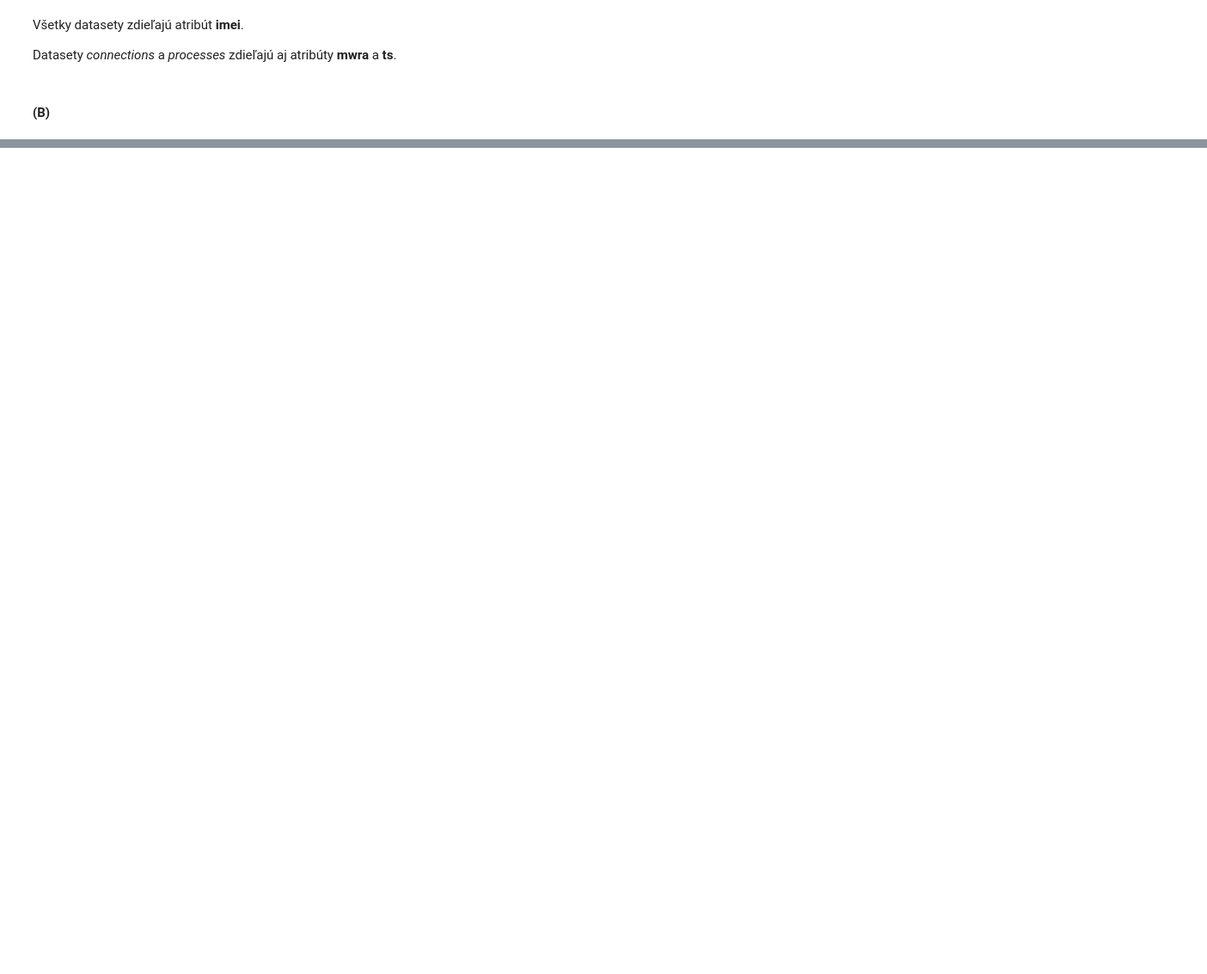
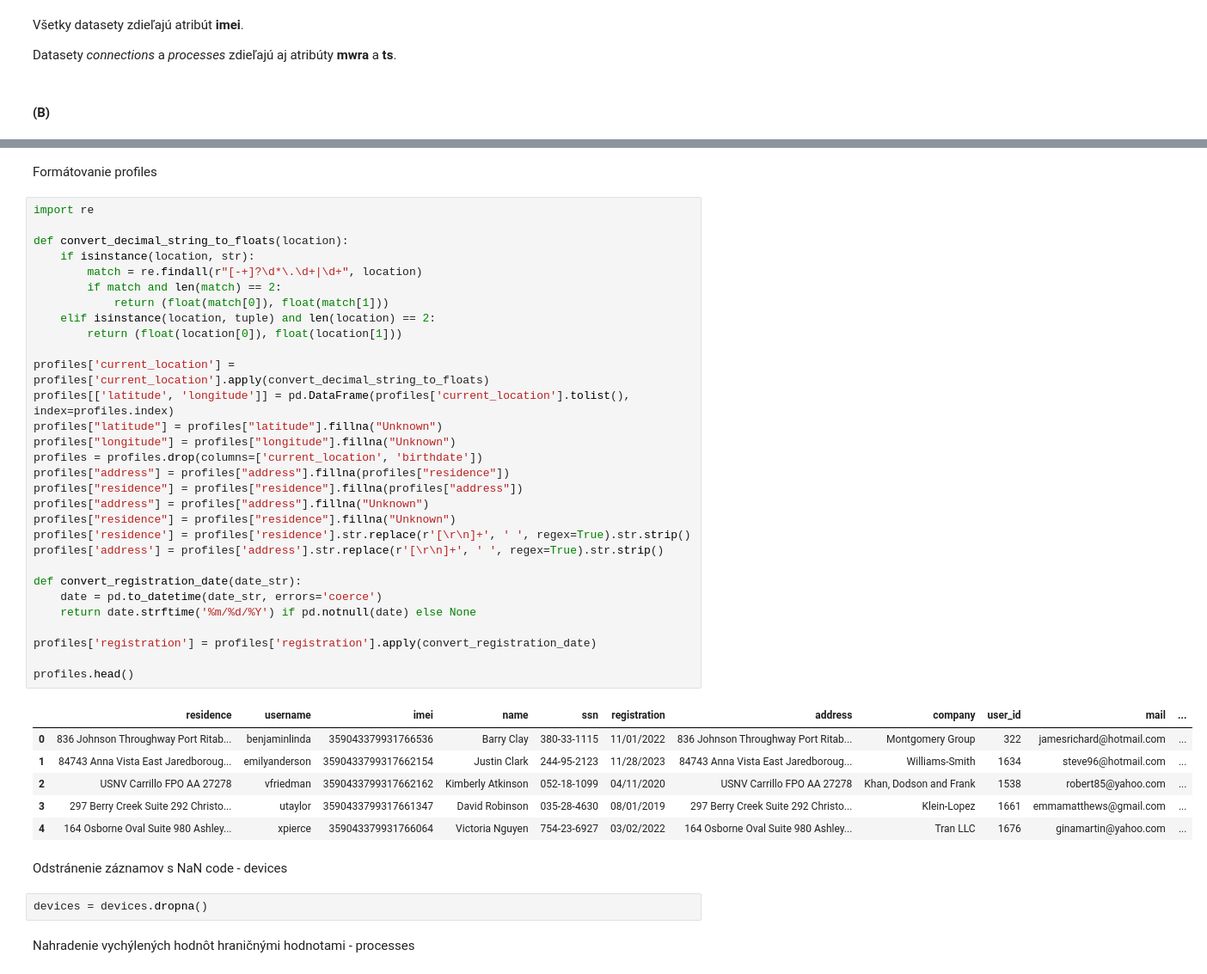
Before and after one commit to LeonRado1/IAU-zadanie, a Jupyter notebook: exploratory_analysis.ipynb, the cells around one changed output, grey strips where cells are left out. Shown at 86% size. Drawn from its saved outputs; the diff is of its cells as text; blank space fills up the shorter version.

```diff
--- a/exploratory_analysis.ipynb
+++ b/exploratory_analysis.ipynb
@@ -186,0 +230,45 @@ Datasety _connections_ a _processes_ zdieľajú aj atribúty **mwra** a **ts**.
+# %% [markdown]
+Formátovanie profiles
+# %%
+import re
+
+def convert_decimal_string_to_floats(location):
+    if isinstance(location, str):
+        match = re.findall(r"[-+]?\d*\.\d+|\d+", location)
+        if match and len(match) == 2:
+            return (float(match[0]), float(match[1]))
+    elif isinstance(location, tuple) and len(location) == 2:
+        return (float(location[0]), float(location[1]))
+
+profiles['current_location'] = profiles['current_location'].apply(convert_decimal_string_to_floats)
+profiles[['latitude', 'longitude']] = pd.DataFrame(profiles['current_location'].tolist(), index=profiles.index)
+profiles["latitude"] = profiles["latitude"].fillna("Unknown")
+profiles["longitude"] = profiles["longitude"].fillna("Unknown")
+profiles = profiles.drop(columns=['current_location', 'birthdate'])
+profiles["address"] = profiles["address"].fillna(profiles["residence"])
+profiles["residence"] = profiles["residence"].fillna(profiles["address"])
+profiles["address"] = profiles["address"].fillna("Unknown")
+profiles["residence"] = profiles["residence"].fillna("Unknown")
+profiles['residence'] = profiles['residence'].str.replace(r'[\r\n]+', ' ', regex=True).str.strip()
+profiles['address'] = profiles['address'].str.replace(r'[\r\n]+', ' ', regex=True).str.strip()
+
+def convert_registration_date(date_str):
+    date = pd.to_datetime(date_str, errors='coerce')
+    return date.strftime('%m/%d/%Y') if pd.notnull(date) else None
+
+profiles['registration'] = profiles['registration'].apply(convert_registration_date)
+
+profiles.head()
+# %% [output]
+|  | residence | username | imei | name | ssn | registration | address | company | user_id | mail | ... |
+| 0 | 836 Johnson Throughway Port Ritab... | benjaminlinda | 359043379931766536 | Barry Clay | 380-33-1115 | 11/01/2022 | 836 Johnson Throughway Port Ritab... | Montgomery Group | 322 | jamesrichard@hotmail.com | ... |
+| 1 | 84743 Anna Vista East Jaredboroug... | emilyanderson | 3590433799317662154 | Justin Clark | 244-95-2123 | 11/28/2023 | 84743 Anna Vista East Jaredboroug... | Williams-Smith | 1634 | steve96@hotmail.com | ... |
+| 2 | USNV Carrillo FPO AA 27278 | vfriedman | 3590433799317662162 | Kimberly Atkinson | 052-18-1099 | 04/11/2020 | USNV Carrillo FPO AA 27278 | Khan, Dodson and Frank | 1538 | robert85@yahoo.com | ... |
+| 3 | 297 Berry Creek Suite 292 Christo... | utaylor | 3590433799317661347 | David Robinson | 035-28-4630 | 08/01/2019 | 297 Berry Creek Suite 292 Christo... | Klein-Lopez | 1661 | emmamatthews@gmail.com | ... |
+| 4 | 164 Osborne Oval Suite 980 Ashley... | xpierce | 359043379931766064 | Victoria Nguyen | 754-23-6927 | 03/02/2022 | 164 Osborne Oval Suite 980 Ashley... | Tran LLC | 1676 | ginamartin@yahoo.com | ... |
+# %% [markdown]
+Odstránenie záznamov s NaN code - devices
+# %%
+devices = devices.dropna()
+# %% [markdown]
+Nahradenie vychýlených hodnôt hraničnými hodnotami - processes
```
Also changed, not shown: parts of 13 cells of this notebook.
